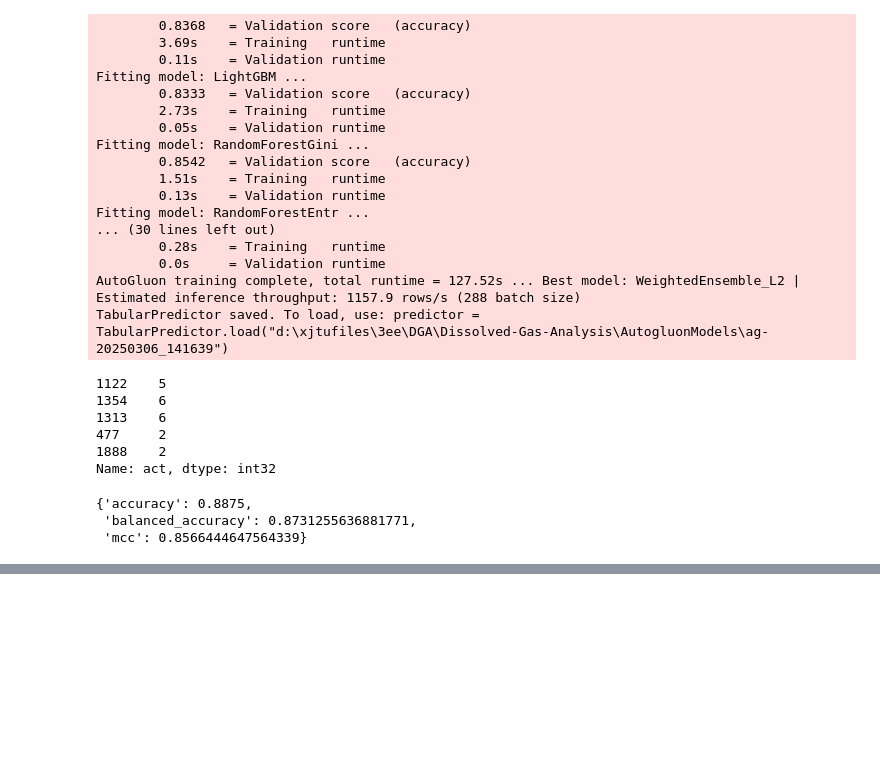
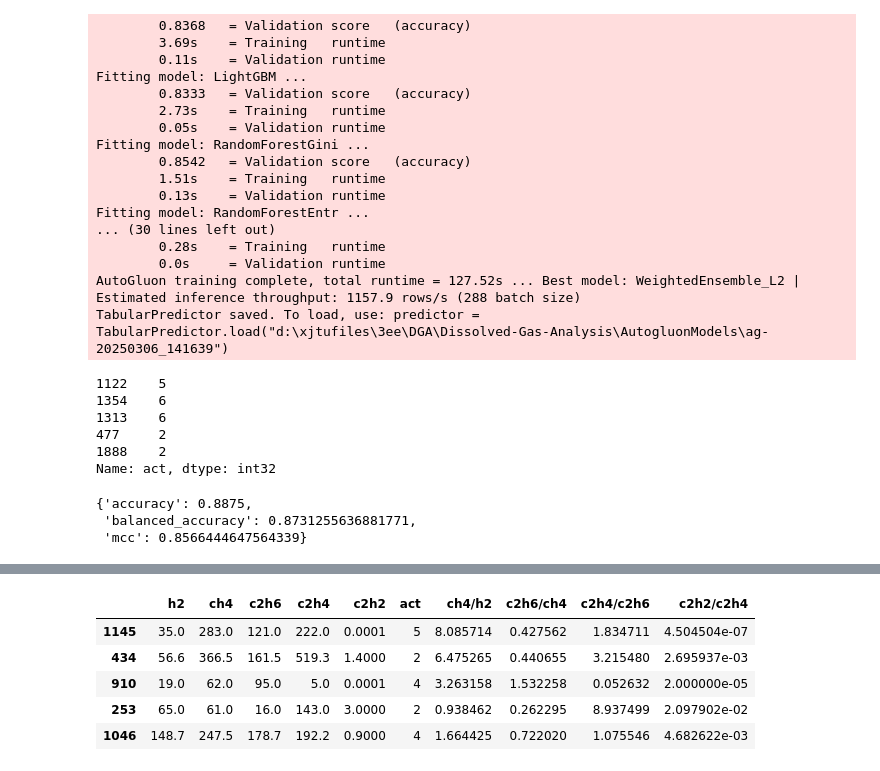
Before and after one commit to Sihan0229/DGA, a Jupyter notebook: Dissolved-Gas-Analysis/AutoGluon_all_cleaned.ipynb, the cells around one changed output, grey strips where cells are left out. Cells and saved outputs as stored; diff of their text form; code cells hidden in the pictures; blank space fills up the shorter version.

```diff
--- a/Dissolved-Gas-Analysis/AutoGluon_all_cleaned.ipynb
+++ b/Dissolved-Gas-Analysis/AutoGluon_all_cleaned.ipynb
@@ -145,0 +199,14 @@ predictor.evaluate(test_data, silent=True)
+# %%
+from sklearn.model_selection import train_test_split
+df_cleaned_trinomial_train, df_cleaned_trinomial_test= train_test_split(df_cleaned_trinomial, test_size = 0.10, random_state=42)
+# %%
+trinomial_train_data = df_cleaned_trinomial_train
+# %%
+trinomial_train_data.head()
+# %% [output]
+|  | h2 | ch4 | c2h6 | c2h4 | c2h2 | act | ch4/h2 | c2h6/ch4 | c2h4/c2h6 | c2h2/c2h4 |
+| 1145 | 35.0 | 283.0 | 121.0 | 222.0 | 0.0001 | 5 | 8.085714 | 0.427562 | 1.834711 | 4.504504e-07 |
+| 434 | 56.6 | 366.5 | 161.5 | 519.3 | 1.4000 | 2 | 6.475265 | 0.440655 | 3.215480 | 2.695937e-03 |
+| 910 | 19.0 | 62.0 | 95.0 | 5.0 | 0.0001 | 4 | 3.263158 | 1.532258 | 0.052632 | 2.000000e-05 |
+| 253 | 65.0 | 61.0 | 16.0 | 143.0 | 3.0000 | 2 | 0.938462 | 0.262295 | 8.937499 | 2.097902e-02 |
+| 1046 | 148.7 | 247.5 | 178.7 | 192.2 | 0.9000 | 4 | 1.664425 | 0.722020 | 1.075546 | 4.682622e-03 |
```
Also changed, not shown: parts of 9 cells of this notebook.
